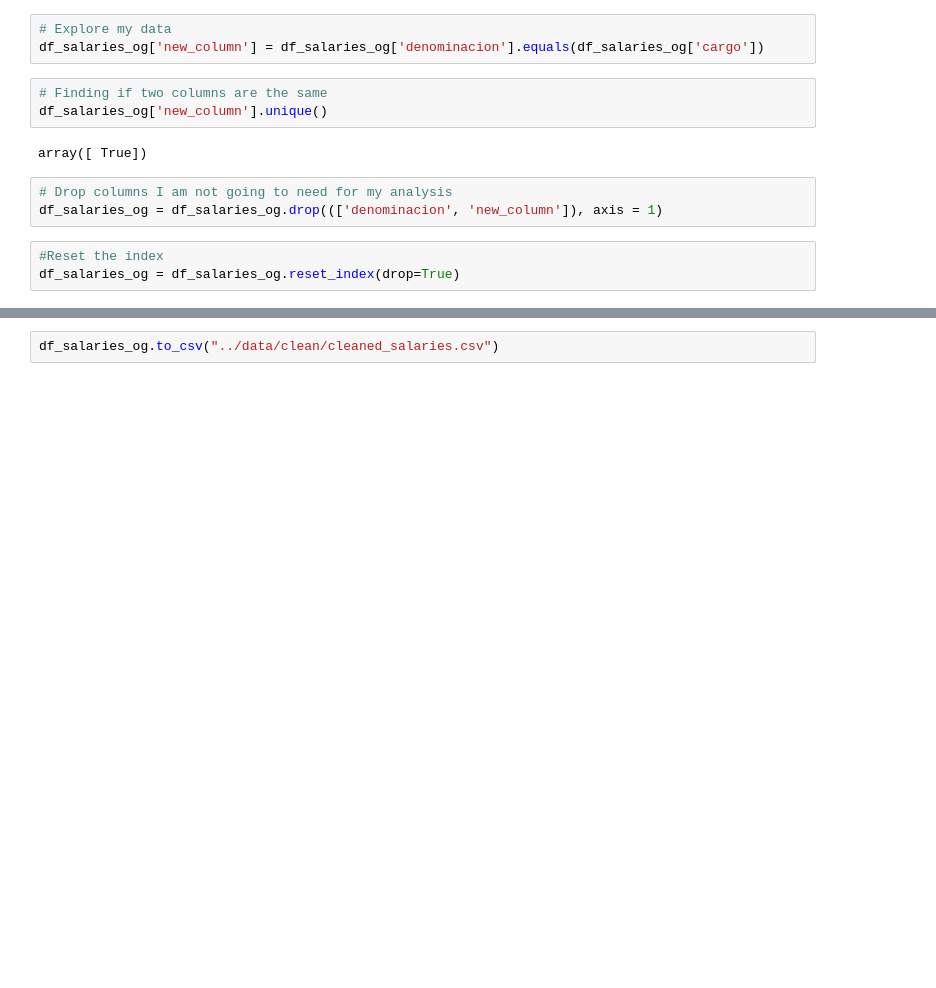
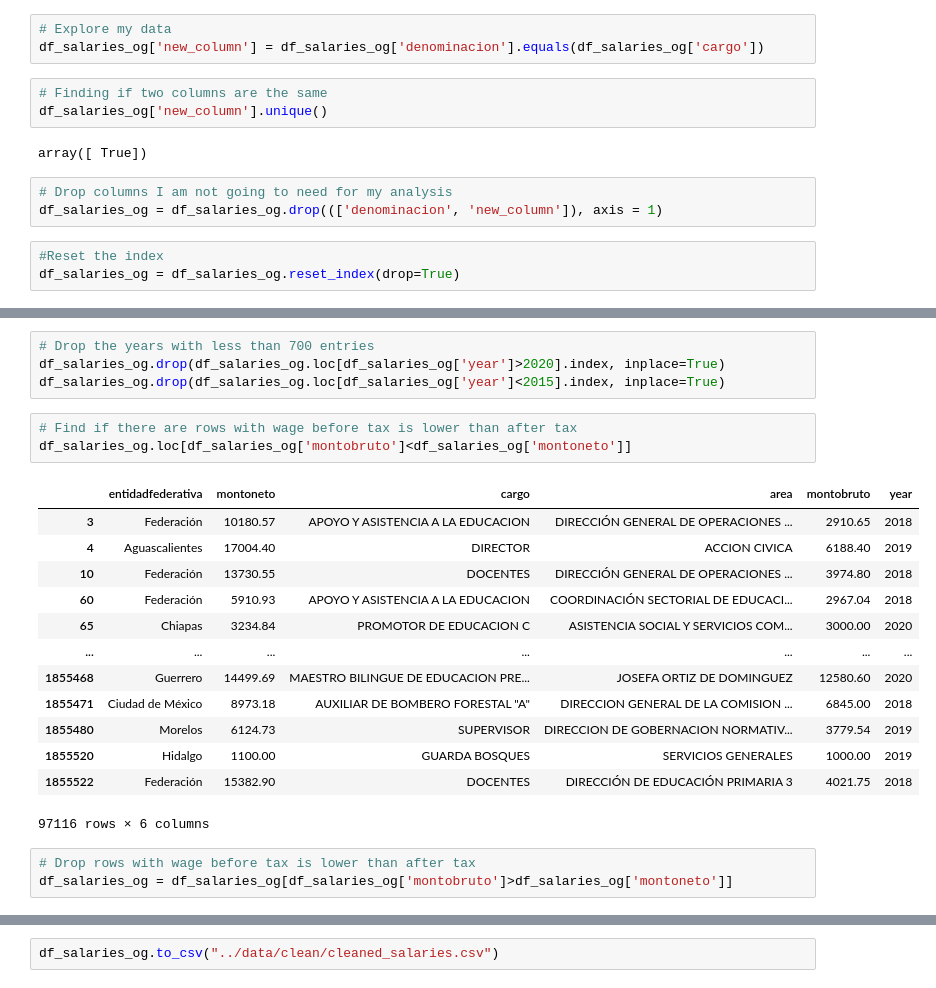
Before and after one commit to marianapaivasantos/project_1, a Jupyter notebook: notebooks/raw_salaries.ipynb, the cells around one changed output, grey strips where cells are left out. Cells and saved outputs as stored; diff of their text form; blank space fills up the shorter version.

```diff
--- a/notebooks/raw_salaries.ipynb
+++ b/notebooks/raw_salaries.ipynb
@@ -229,0 +248,24 @@ df_salaries_og
+# %%
+# Drop the years with less than 700 entries
+df_salaries_og.drop(df_salaries_og.loc[df_salaries_og['year']>2020].index, inplace=True)
+df_salaries_og.drop(df_salaries_og.loc[df_salaries_og['year']<2015].index, inplace=True)
+# %%
+# Find if there are rows with wage before tax is lower than after tax
+df_salaries_og.loc[df_salaries_og['montobruto']<df_salaries_og['montoneto']]
+# %% [output]
+|  | entidadfederativa | montoneto | cargo | area | montobruto | year |
+| 3 | Federación | 10180.57 | APOYO Y ASISTENCIA A LA EDUCACION | DIRECCIÓN GENERAL DE OPERACIONES ... | 2910.65 | 2018 |
+| 4 | Aguascalientes | 17004.40 | DIRECTOR | ACCION CIVICA | 6188.40 | 2019 |
+| 10 | Federación | 13730.55 | DOCENTES | DIRECCIÓN GENERAL DE OPERACIONES ... | 3974.80 | 2018 |
+| 60 | Federación | 5910.93 | APOYO Y ASISTENCIA A LA EDUCACION | COORDINACIÓN SECTORIAL DE EDUCACI... | 2967.04 | 2018 |
+| 65 | Chiapas | 3234.84 | PROMOTOR DE EDUCACION C | ASISTENCIA SOCIAL Y SERVICIOS COM... | 3000.00 | 2020 |
+| ... | ... | ... | ... | ... | ... | ... |
+| 1855468 | Guerrero | 14499.69 | MAESTRO BILINGUE DE EDUCACION PRE... | JOSEFA ORTIZ DE DOMINGUEZ | 12580.60 | 2020 |
+| 1855471 | Ciudad de México | 8973.18 | AUXILIAR DE BOMBERO FORESTAL "A" | DIRECCION GENERAL DE LA COMISION ... | 6845.00 | 2018 |
+| 1855480 | Morelos | 6124.73 | SUPERVISOR | DIRECCION DE GOBERNACION NORMATIV... | 3779.54 | 2019 |
+| 1855520 | Hidalgo | 1100.00 | GUARDA BOSQUES | SERVICIOS GENERALES | 1000.00 | 2019 |
+| 1855522 | Federación | 15382.90 | DOCENTES | DIRECCIÓN DE EDUCACIÓN PRIMARIA 3 | 4021.75 | 2018 |
+97116 rows × 6 columns
+# %%
+# Drop rows with wage before tax is lower than after tax
+df_salaries_og = df_salaries_og[df_salaries_og['montobruto']>df_salaries_og['montoneto']]
```
Also changed, not shown: parts of 13 cells of this notebook, 5 other files.
